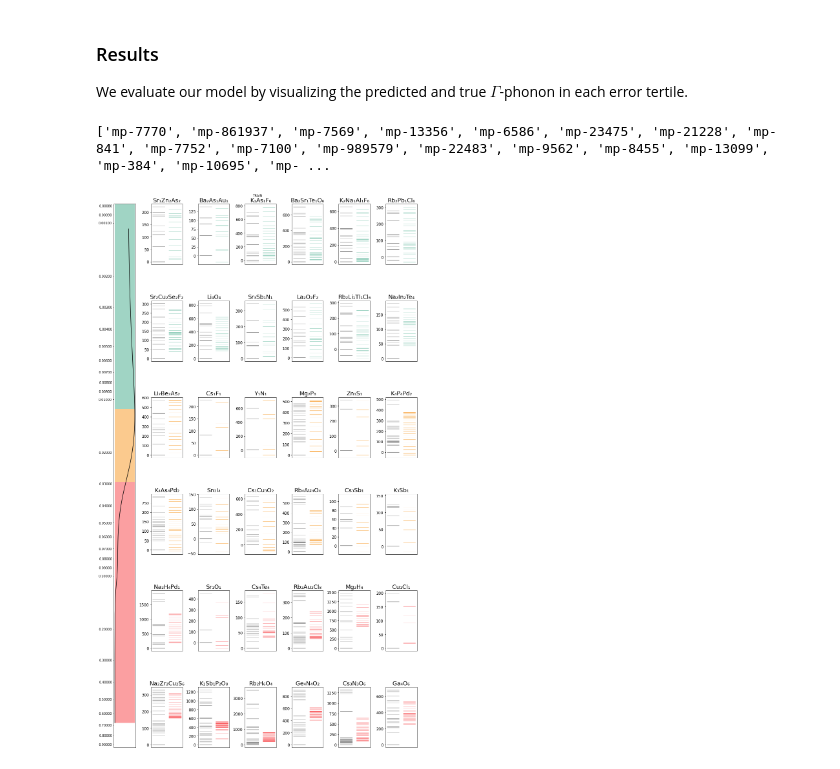
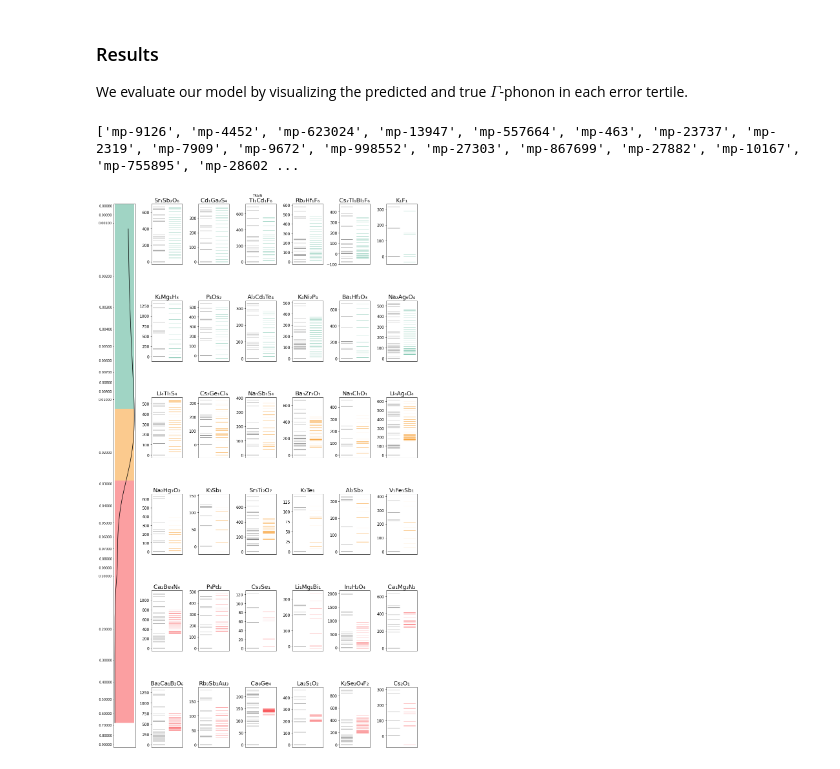
Before and after one commit to RyotaroOKabe/phonon_prediction, a Jupyter notebook: VVN.ipynb, the cells around one changed output. Cells and saved outputs as stored; diff of their text form; code cells hidden in the pictures.

```diff
--- a/VVN.ipynb
+++ b/VVN.ipynb
@@ -352,9 +363,9 @@ df_tr = generate_dafaframe(model, tr_loader, loss_fn, device, option)   #TODO: c
 df_te = generate_dafaframe(model, te_loader, loss_fn, device, option)
 # %%
 # Plot the $\Gamma$-phonon prediction results of TRAIN data
-plot_gphonons(df_tr, header='./models/' + run_name, title='TRAIN', n=6, m=2, palette=palette)
+plot_gphonons(df_tr, header='./models/' + model_name, title='TRAIN', n=6, m=2, palette=palette)
 # %% [output]
-['mp-7770', 'mp-861937', 'mp-7569', 'mp-13356', 'mp-6586', 'mp-23475', 'mp-21228', 'mp-841', 'mp-7752', 'mp-7100', 'mp-989579', 'mp-22483', 'mp-9562', 'mp-8455', 'mp-13099', 'mp-384', 'mp-10695', 'mp- ...
+['mp-9126', 'mp-4452', 'mp-623024', 'mp-13947', 'mp-557664', 'mp-463', 'mp-23737', 'mp-2319', 'mp-7909', 'mp-9672', 'mp-998552', 'mp-27303', 'mp-867699', 'mp-27882', 'mp-10167', 'mp-755895', 'mp-28602 ...
-[figure, old version]
+[figure, new version]
 # %%
 # Plot the $\Gamma$-phonon prediction results of TEST data
```
Also changed, not shown: parts of 3 cells of this notebook, 1 other file.
